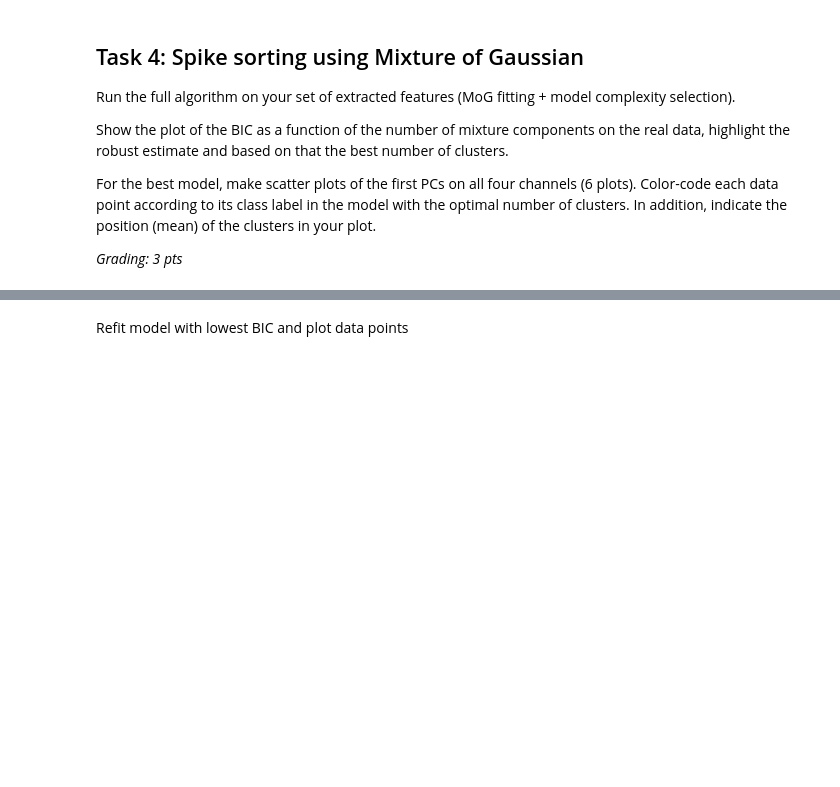
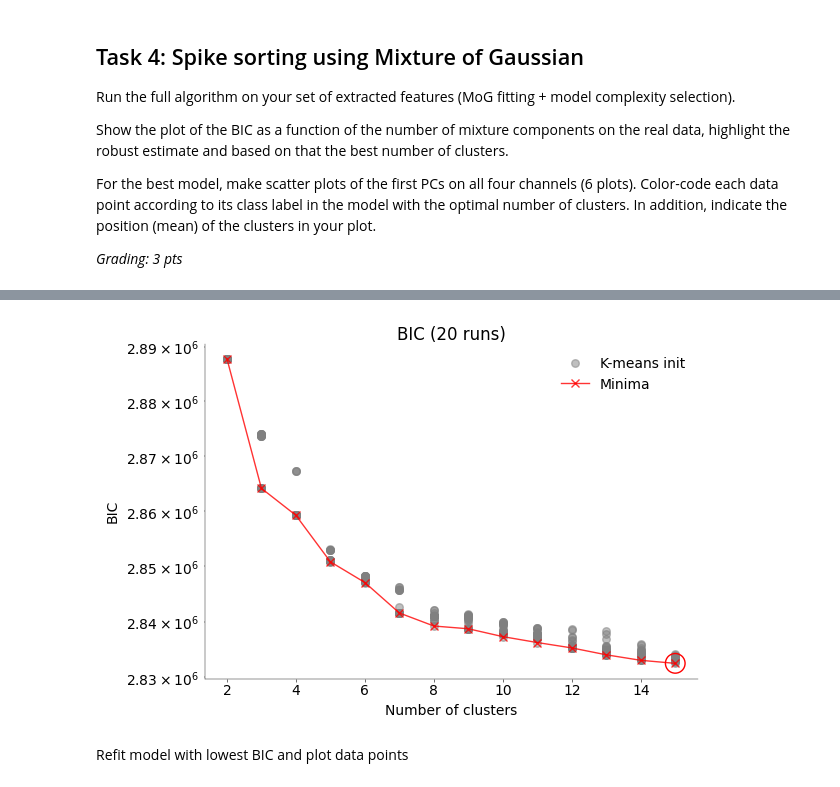
Before and after one commit to ZhidongZhang96/Course_NeuralDataScience_ST26, a Jupyter notebook: notebooks/CodingLab2.ipynb, the cells around one changed output, grey strips where cells are left out. Drawn from its saved outputs; the diff is of its cells as text; code cells hidden in the pictures; blank space fills up the shorter version.

```diff
--- a/notebooks/CodingLab2.ipynb
+++ b/notebooks/CodingLab2.ipynb
@@ -292,8 +385,24 @@ def mog_bic(
     # -------------------------
     # implement the BIC (1.5 pts)
     # -------------------------
+    n_samples, n_dims = x.shape
+    n_clusters = p.shape[0]
 
-    pass
+    # log-likelihood Sum_k log[p(x)], p(x) = Sum_k p(k)p(x|k)
+
+    ln_weighted_probs = np.zeros(shape=(n_samples, n_clusters))
+    for k in range(n_clusters):
+        ln_likelihood_k = sp.stats.multivariate_normal.logpdf(x, mean=m[k], cov=S[k])
+        ln_weighted_probs[:, k] = ln_likelihood_k + np.log(p[k] + 1e-5)
+
+    ln_evidence = sp.special.logsumexp(ln_weighted_probs, axis=1)
+
+    LL = np.sum(ln_evidence, axis=0)
+
+    P = (n_clusters - 1) + n_clusters * n_dims + n_dims * (n_dims + 1) / 2
+    bic = -2 * LL + P * np.log(n_samples)
+
+    return bic, LL
 # %%
 # ----------------------------------------------------------------------------------------------------------------------
 # Compute the BIC for mixture models with different numbers of clusters (e.g., 2 - 6). (0.5 pts)
@@ -348,4 +619,64 @@ LL = np.zeros((num_seeds, len(K)))
 # Plot the BIC over number of mixture components and highlight robust estimate and optimal number of clusters (0.5 pts)
 # ----------------------------------------------------------------------------------------------------------------------
 
-fig, ax = plt.subplots(figsize=(4, 4))
+fig, ax = plt.subplots(figsize=(6, 4))
+
+
+random_kmeans_scatter = None
+for i in range(BIC.shape[0]):
+    sc = ax.scatter(
+        K, BIC[i, :], alpha=0.5, marker="o", color="gray", s=30, label="_nolegend_"
+    )
+    if random_kmeans_scatter is None:
+        random_kmeans_scatter = sc
+
+minima_line = ax.plot(
+    K, BIC.min(axis=0), alpha=0.8, marker="x", color="red", label="_nolegend_"
+)
+# (kmeans_line,) = ax.plot(
+#     K, BIC_kmeans, alpha=0.9, marker="o", color="red", label="_nolegend_"
+# )
+
+ax.set_yscale("log")
+ax.set_ylabel("BIC")
+ax.set_title(f"BIC ({num_seeds} runs)")
+# ax.set_xticklabels([str(int(k)) for k in K])
+ax.set_xlabel("Number of clusters")
+ax.legend(
+    [random_kmeans_scatter, minima_line[0]],
+    ["K-means init", "Minima"],
+)
+
+# highlight the lowest BIC across random inits (K-means)
+seed_idx, k_idx = np.where(BIC == BIC.min())
+if seed_idx.size:
+    sidx = seed_idx[0]
+    kidx = k_idx[0]
+    ax.scatter(
+        K[kidx],
+        BIC[sidx, kidx],
+        s=200,
+        facecolors="none",
+        edgecolors="red",
+        marker="o",
+        zorder=7,
+    )
+    print(f"Best BIC: {BIC[sidx, kidx]:.2f} at K={K[kidx]} (seed={sidx})")
+
+# # highlight chosen K using k-means result
+# idx_k = np.where(BIC_kmeans == BIC_kmeans.min())
+# if idx_k:
+#     i = idx_k[0]
+#     ax.scatter(
+#         K[i],
+#         BIC_kmeans[i],
+#         s=220,
+#         marker="o",
+#         facecolors="none",
+#         edgecolors="red",
+#         # linewidth=0.6,
+#         zorder=8,
+#     )
+
+plt.show()
+# %% [output]
@@ -352,3 +684,4 @@ fig, ax = plt.subplots(figsize=(4, 4))
+[figure, added]
 # %% [markdown]
 Refit model with lowest BIC and plot data points
 # %%
```
Also changed, not shown: parts of 20 cells of this notebook, 1 other file.
